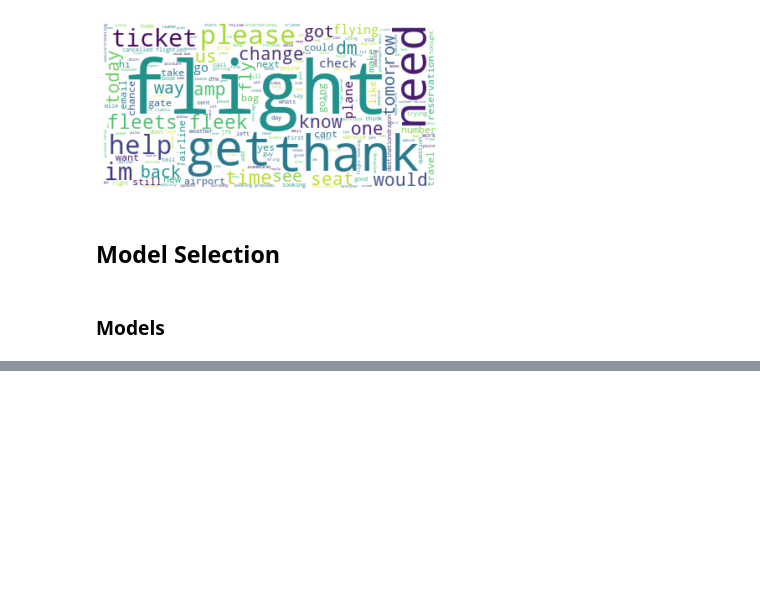
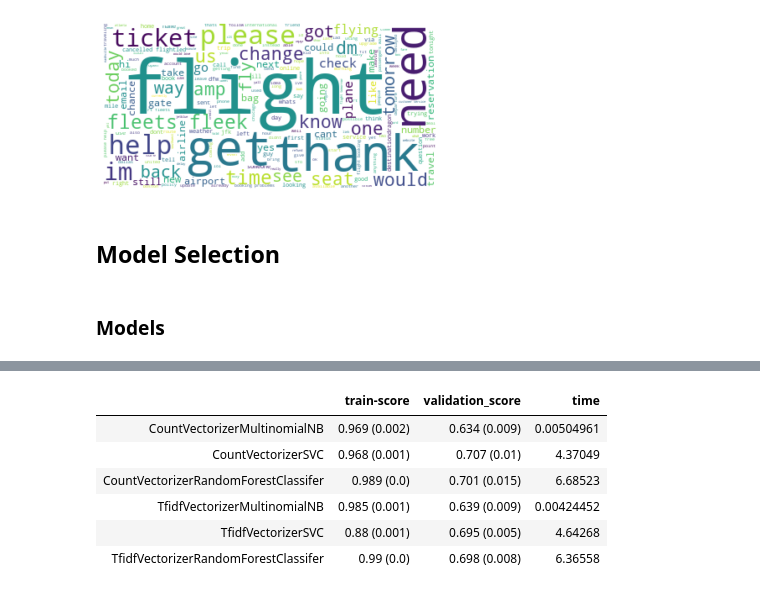
Before and after one commit to willjdew/Airline-Twitter-Sentiment, a Jupyter notebook: notebooks/Twitter_US_Airline_ Sentiment.ipynb, the cells around one changed output, grey strips where cells are left out. Saved outputs shown, nothing was run; the diff lists cells and outputs as text; code cells hidden in the pictures; blank space fills up the shorter version.

```diff
--- a/notebooks/Twitter_US_Airline_ Sentiment.ipynb
+++ b/notebooks/Twitter_US_Airline_ Sentiment.ipynb
@@ -448,6 +449,8 @@ def clf_save(clf, filename):
     file = '../models/' + filename + '.sav'
     pickle.dump(clf, open(file, 'wb'))
 # %%
+# Runs grid search on pipeline and data set given
+# returns scores in dictionary
 def train_and_score_model_gridcv(name, X_train, y_train, pipeline, model_info,
                                  kfold, score='f1_macro'):
     t0 = time.time()
@@ -466,12 +469,14 @@ def train_and_score_model_gridcv(name, X_train, y_train, pipeline, model_info,
     clf_save(searchCV, name)
 
     t1 = time.time()
-    timeit=(t1-t0) / 60 / 60
+    timeit = round((t1-t0), 2)
 
-    score['time'] = timeit
+    print(name, str(timeit) + ' sec')
 
     return score
 # %%
+# Runs random search on pipeline and data set given
+# returns scores in dictionary
 def train_and_score_model_rscv(name, X_train, y_train, pipeline, model_info,
                                kfold, niter=1000, score='f1_macro'):
     t0 = time.time()
@@ -492,9 +497,9 @@ def train_and_score_model_rscv(name, X_train, y_train, pipeline, model_info,
     clf_save(searchCV, name)
 
     t1 = time.time()
-    timeit=(t1-t0) / 60 / 60
+    timeit = round((t1-t0) / 60 / 60, 3)
 
-    score['time'] = timeit
+    print(name, str(timeit) + ' hrs')
 
     return score
 # %%
@@ -539,0 +546,12 @@ pd.DataFrame.from_dict(model_cvs).transpose()
+# %%
+# create df from model_cvs scores dict
+df_scores = pd.DataFrame.from_dict(model_cvs).transpose()
+df_scores
+# %% [output]
+|  | train-score | validation_score | time |
+| CountVectorizerMultinomialNB | 0.969 (0.002) | 0.634 (0.009) | 0.00504961 |
+| CountVectorizerSVC | 0.968 (0.001) | 0.707 (0.01) | 4.37049 |
+| CountVectorizerRandomForestClassifer | 0.989 (0.0) | 0.701 (0.015) | 6.68523 |
+| TfidfVectorizerMultinomialNB | 0.985 (0.001) | 0.639 (0.009) | 0.00424452 |
+| TfidfVectorizerSVC | 0.88 (0.001) | 0.695 (0.005) | 4.64268 |
+| TfidfVectorizerRandomForestClassifer | 0.99 (0.0) | 0.698 (0.008) | 6.36558 |
```
Also changed, not shown: parts of 10 cells of this notebook.
